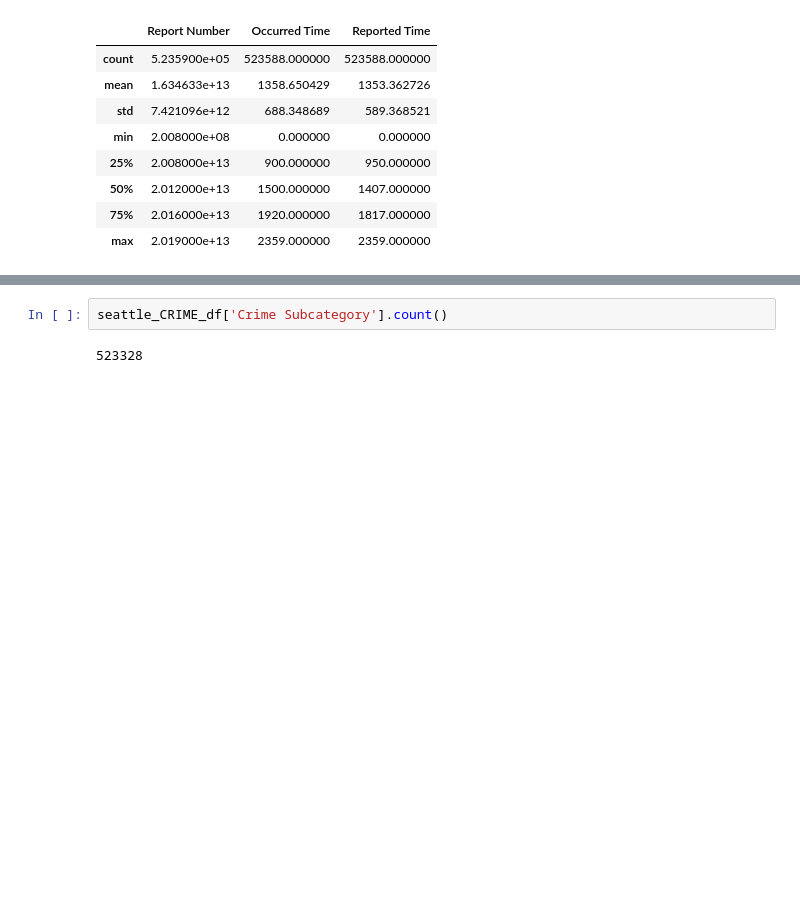
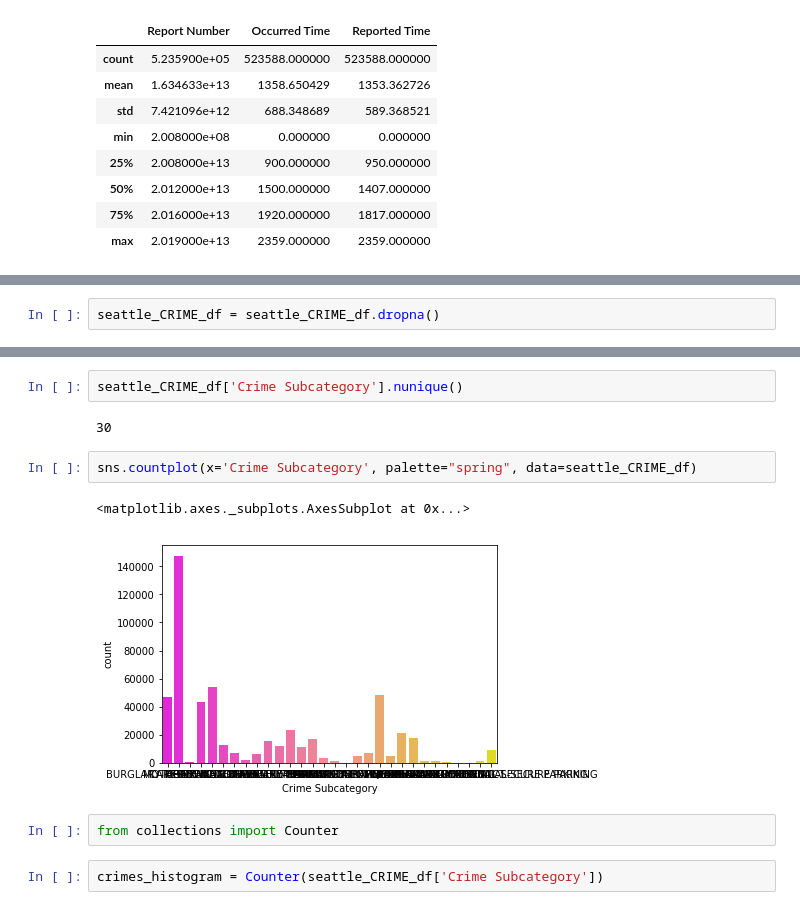
Before and after one commit to jamiejamiebobamie/data_science_play, a Jupyter notebook: spd_102_takeHome/takeHome_seattle_crime.ipynb, the cells around one changed output, grey strips where cells are left out. Cells and saved outputs as stored; diff of their text form; blank space fills up the shorter version.

```diff
--- a/spd_102_takeHome/takeHome_seattle_crime.ipynb
+++ b/spd_102_takeHome/takeHome_seattle_crime.ipynb
@@ -41,0 +69,2 @@ seattle_CRIME_df.describe()
+# %%
+seattle_CRIME_df = seattle_CRIME_df.dropna()
@@ -42,4 +119,13 @@ seattle_CRIME_df.describe()
 # %%
-seattle_CRIME_df['Crime Subcategory'].count()
+seattle_CRIME_df['Crime Subcategory'].nunique()
 # %% [output]
-523328
+30
+# %%
+sns.countplot(x='Crime Subcategory', palette="spring", data=seattle_CRIME_df)
+# %% [output]
+<matplotlib.axes._subplots.AxesSubplot at 0x...>
+[figure, added]
+# %%
+from collections import Counter
+# %%
+crimes_histogram = Counter(seattle_CRIME_df['Crime Subcategory'])
```
Also changed, not shown: parts of 54 cells of this notebook.
